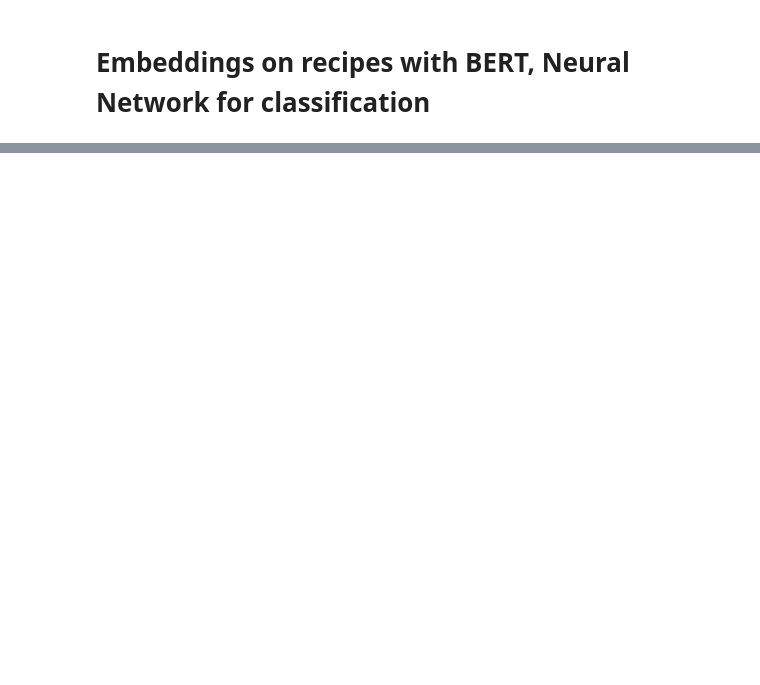
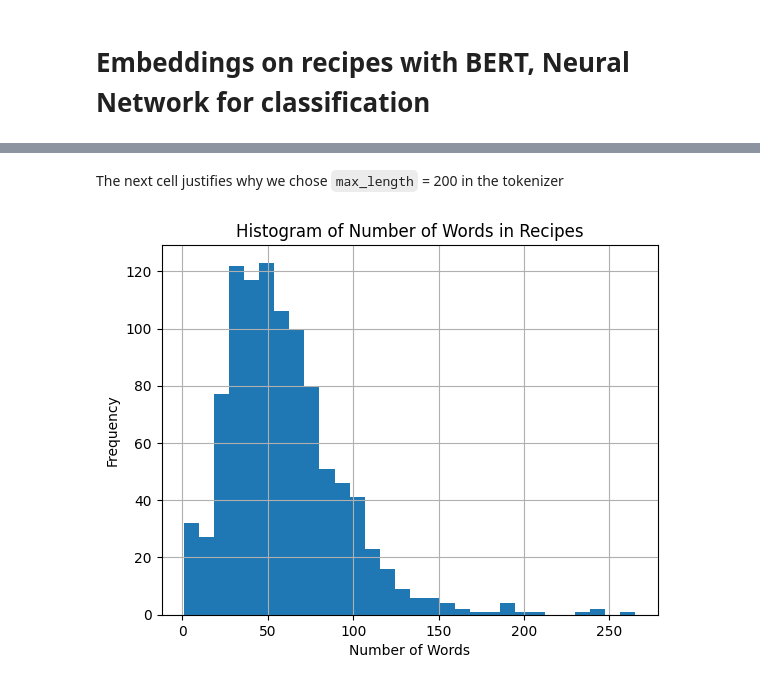
Before and after one commit to lavo2/HLT-Project, a Jupyter notebook: prova_nn.ipynb, the cells around one changed output, grey strips where cells are left out. Cells and saved outputs as stored; diff of their text form; code cells hidden in the pictures; blank space fills up the shorter version.

```diff
--- a/prova_nn.ipynb
+++ b/prova_nn.ipynb
@@ -52,0 +18,3 @@ for i, recipe in enumerate(recipes):
+# %%
+# load the restricted dataframe: 5000 recipes, 33% are veg&dessert and 66% are non-veg
+df = pd.read_csv('./dataset/recipes_df_r.csv')
@@ -52,0 +34,5 @@ for i, recipe in enumerate(recipes):
+# %%
+# keep only necessary columns
+columns = ['cooking_method', 'ingredients', 'Vegetarian&Desserts', 'Others&D']
+df = df[columns]
+df.head()
@@ -52,0 +46,8 @@ for i, recipe in enumerate(recipes):
+# %%
+# take 1000 samples keeping same distribution of feature 'Vegetarian&Desserts'
+df_v = df[df['Vegetarian&Desserts'] == 1].sample(n=333)
+df_nv = df[df['Others&D'] == 1].sample(n=667)
+df = pd.concat([df_v, df_nv])
+df = df.sample(frac=1)
+
+df.head()
@@ -52,0 +64,12 @@ for i, recipe in enumerate(recipes):
+# %% [markdown]
+The next cell justifies why we chose `max_length` = 200 in the tokenizer
+# %%
+# histogram of the number of words in the recipes
+df['num_words'] = df['ingredients'].apply(lambda x: len(x.split()))
+df['num_words'].hist(bins=30)
+plt.xlabel('Number of Words')
+plt.ylabel('Frequency')
+plt.title('Histogram of Number of Words in Recipes')
+plt.show()
+# %% [output]
+[figure, added]
```
Also changed, not shown: parts of 18 cells of this notebook, 1 other file.
